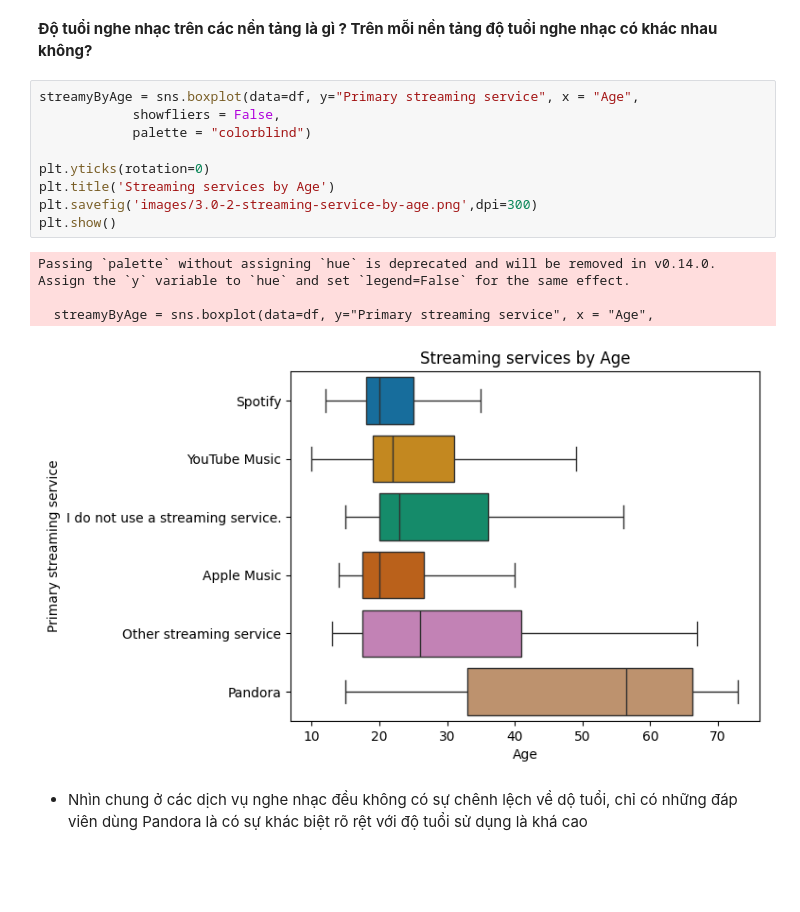
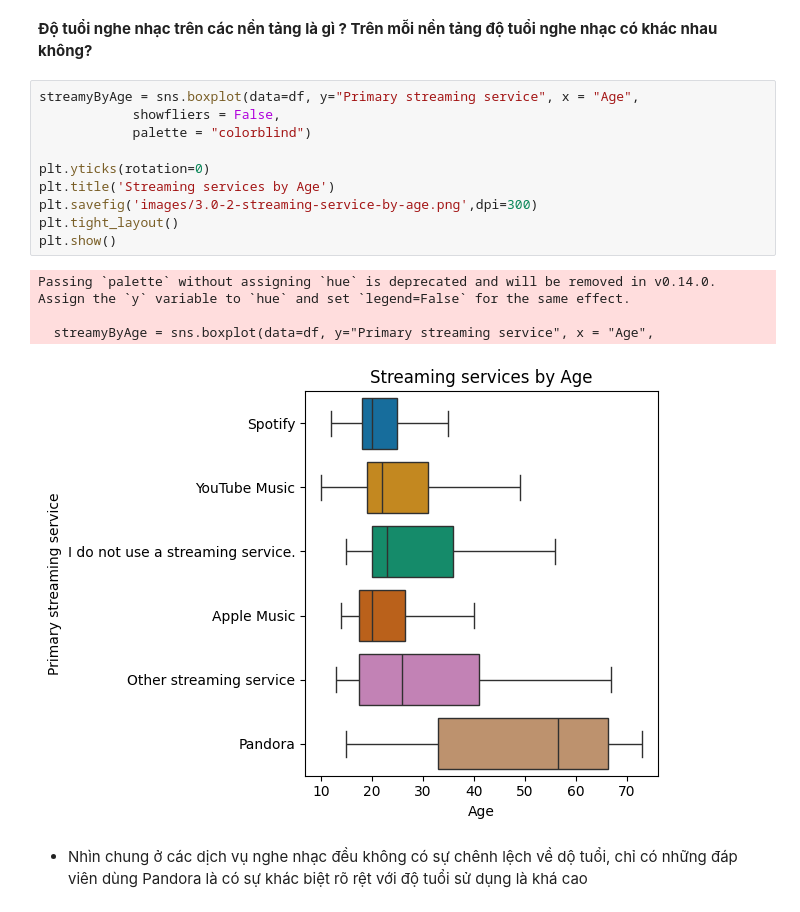
Before and after one commit to HungLVT/DS, a Jupyter notebook: 3.0-data-explorating.ipynb, the cells around one changed output. Drawn from its saved outputs; the diff is of its cells as text; blank space fills up the shorter version.

```diff
--- a/3.0-data-explorating.ipynb
+++ b/3.0-data-explorating.ipynb
@@ -114,17 +114,18 @@ plt.show()
 # %%
 streamyByAge = sns.boxplot(data=df, y="Primary streaming service", x = "Age",
             showfliers = False,
             palette = "colorblind")
 
 plt.yticks(rotation=0)
 plt.title('Streaming services by Age')
 plt.savefig('images/3.0-2-streaming-service-by-age.png',dpi=300)
+plt.tight_layout()
 plt.show()
 # %% [output]
 Passing `palette` without assigning `hue` is deprecated and will be removed in v0.14.0. Assign the `y` variable to `hue` and set `legend=False` for the same effect.
 
   streamyByAge = sns.boxplot(data=df, y="Primary streaming service", x = "Age",
-[figure, old version]
+[figure, new version]
 # %% [markdown]
 * Nhìn chung ở các dịch vụ nghe nhạc đều không có sự chênh lệch về dộ tuổi, chỉ có những đáp viên dùng Pandora là có sự khác biệt rõ rệt với độ tuổi sử dụng là khá cao
 # %% [markdown]
```
Also changed, not shown: parts of 1 cell of this notebook, 7 other files.
